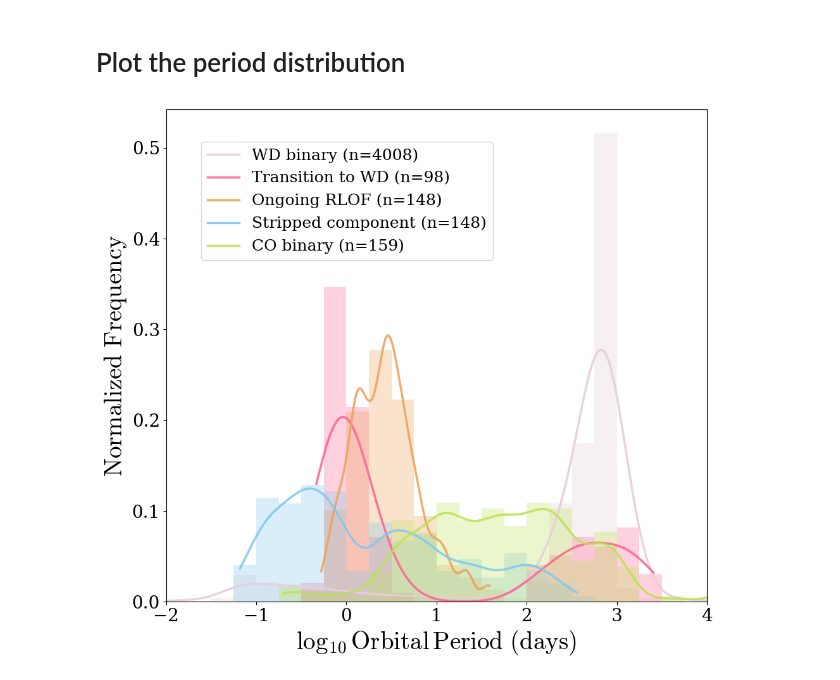
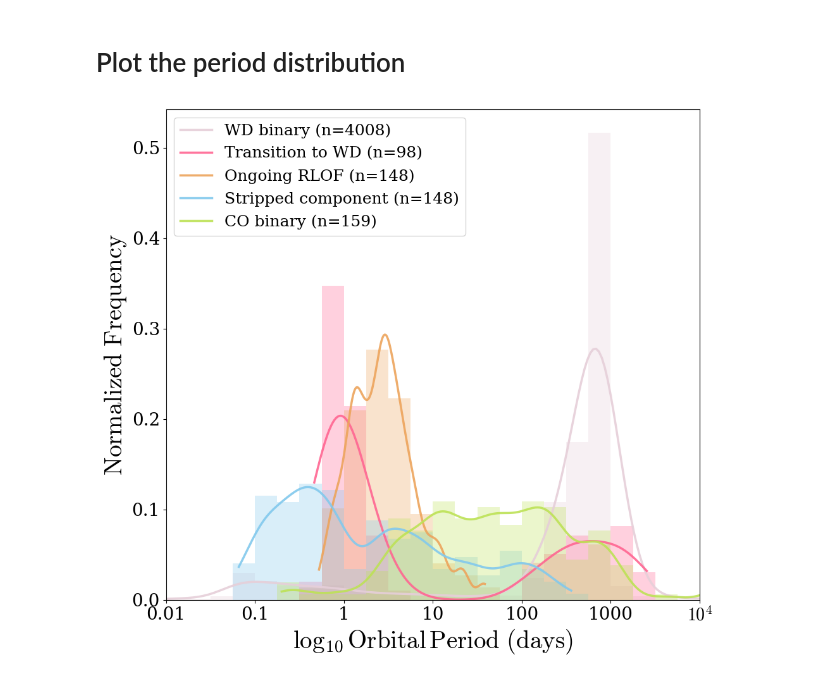
Before and after one commit to binary-observations/post_mt_catalog, a Jupyter notebook: code/data_analysis/inspect_period_distributions.ipynb, the cells around one changed output. Drawn from its saved outputs; the diff is of its cells as text; code cells hidden in the pictures.

```diff
--- a/code/data_analysis/inspect_period_distributions.ipynb
+++ b/code/data_analysis/inspect_period_distributions.ipynb
@@ -184,32 +184,39 @@ for category, systems in SYSTEM_CLASS_MAP.items():
         # Normalize by total count
         counts_normalized = counts / counts.sum()
 
         # Plot histogram as bar chart (use first system's color as category color)
         first_system_color = list(systems.values())[0]['color']
         bin_centers = (bin_edges[:-1] + bin_edges[1:]) / 2
         plt.bar(bin_centers, counts_normalized, width=bin_width, alpha=0.3,
                 color=first_system_color, edgecolor='none')
 
         # Plot KDE on top (also normalized)
         kde = gaussian_kde(log_periods,bw_method = 0.2)# bw_method='scott')
         x_range = np.linspace(log_periods.min(), log_periods.max(), 200)
         kde_values = kde(x_range)
 
         # Scale KDE to match normalized histogram
         kde_normalized = kde_values * bin_width
 
         plt.plot(x_range, kde_normalized, color=first_system_color, linewidth=2.5,
                 label=f"{category} (n={len(log_periods)})", alpha=0.9)
+
+# Write x ticks not in log space but in days
+xticks = [0.01, 0.1, 1, 10, 100, 1000, 10000]
+xtick_labels = ['0.01', '0.1', '1', '10', '100', '1000', '$10^4$']
+plt.xticks(np.log10(xticks), xtick_labels, fontsize=20)
+
 # Plot formatting
 # Set tick labels to be larger and use mathtext for the x-axis
 plt.xlim(-2,4)
 plt.xticks(fontsize=20)
 plt.yticks(fontsize=20)
 plt.xlabel('$\log_{10} \mathrm{Orbital\,Period \ (days)}$', fontsize=28)
 plt.ylabel('$\mathrm{Normalized \ Frequency}$', fontsize=28)
-plt.legend(bbox_to_anchor=(0.05, 0.95), loc='upper left', fontsize=18)
+plt.legend(loc='upper left', fontsize=18)
 plt.tight_layout()
+plt.savefig(LATEX_PLOT_DIR / 'period_distribution_by_category.pdf')
 plt.savefig(PLOTS_DIR / 'period_distribution_by_category.pdf')
 plt.show()
 # %% [output]
-[figure, old version]
+[figure, new version]
```
Also changed, not shown: parts of 1 cell of this notebook, 16 other files.
